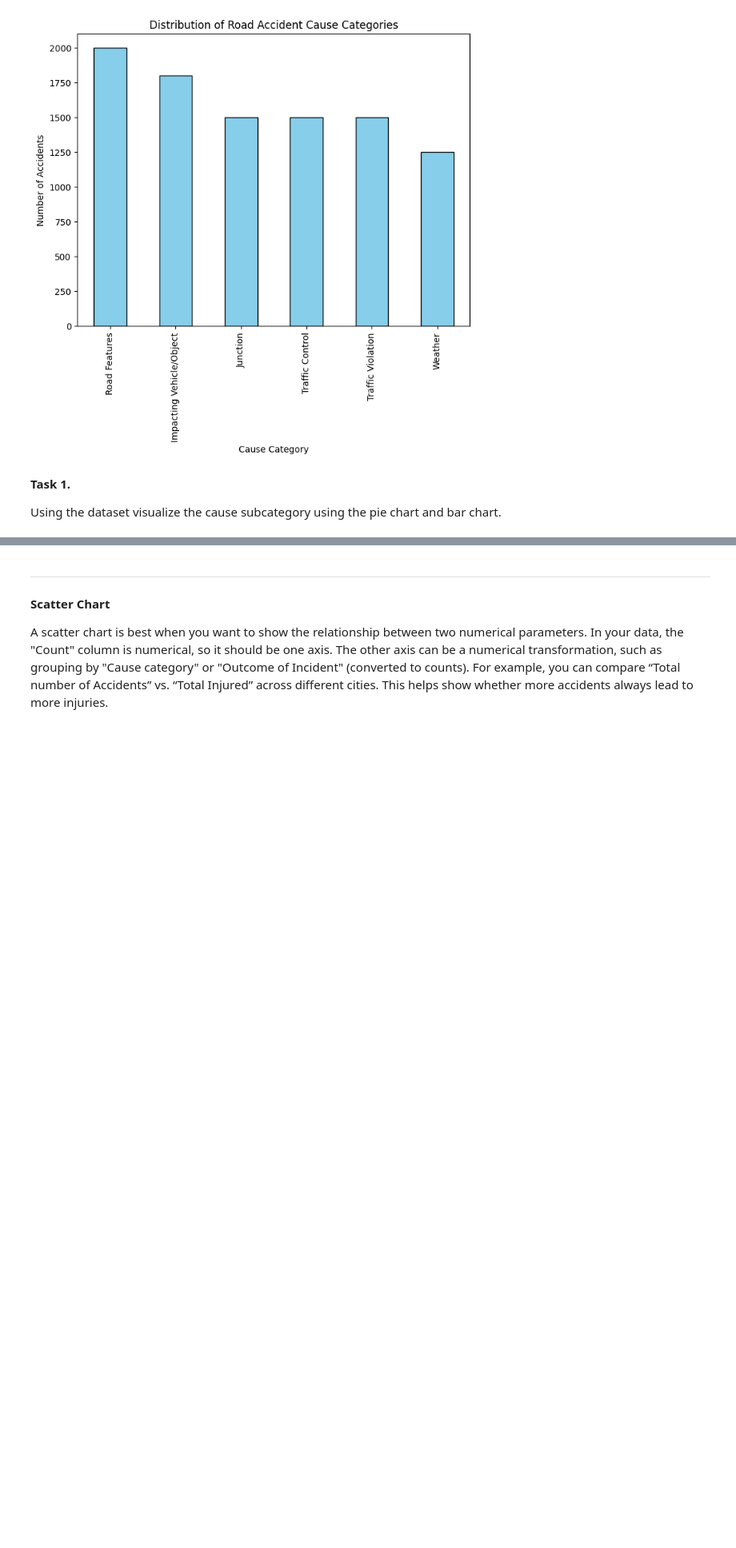
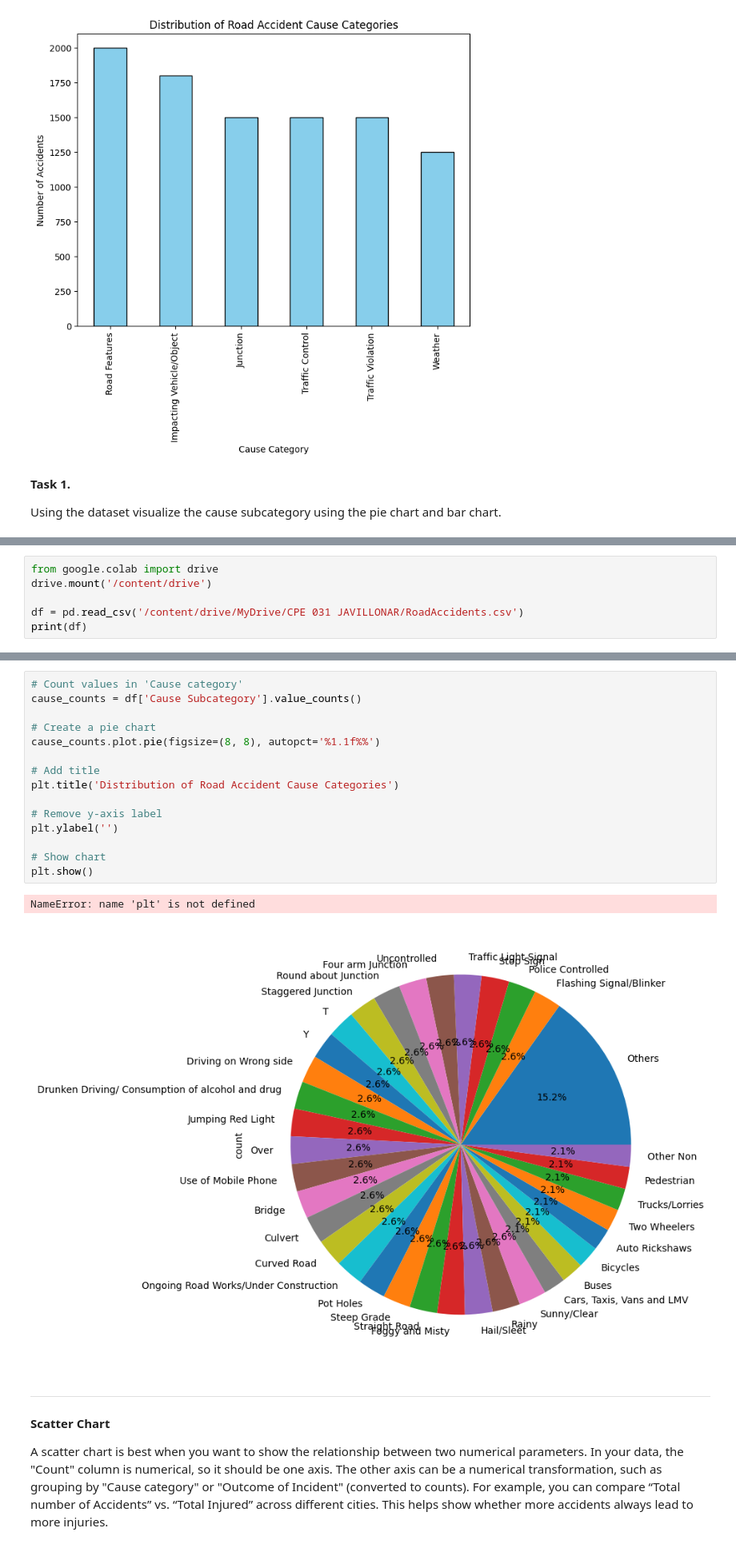
Before and after one commit to MadhelKathlynAnnJavillonar/CPE-031-Data-Visualizations-and-Data-Analysis, a Jupyter notebook: Hands_On_Activity_5___Chart_Type.ipynb, the cells around one changed output, grey strips where cells are left out. Shown at 80% size. Saved outputs shown, nothing was run; the diff lists cells and outputs as text; blank space fills up the shorter version.

```diff
--- a/Hands_On_Activity_5___Chart_Type.ipynb
+++ b/Hands_On_Activity_5___Chart_Type.ipynb
@@ -130,0 +124,6 @@ Using the dataset visualize the cause subcategory using the pie chart and bar ch
+# %%
+from google.colab import drive
+drive.mount('/content/drive')
+
+df = pd.read_csv('/content/drive/MyDrive/CPE 031 JAVILLONAR/RoadAccidents.csv')
+print(df)
@@ -131,3 +148,21 @@ Using the dataset visualize the cause subcategory using the pie chart and bar ch
+# %%
+# Count values in 'Cause category'
+cause_counts = df['Cause Subcategory'].value_counts()
+
+# Create a pie chart
+cause_counts.plot.pie(figsize=(8, 8), autopct='%1.1f%%')
+
+# Add title
+plt.title('Distribution of Road Accident Cause Categories')
+
+# Remove y-axis label
+plt.ylabel('')
+
+# Show chart
+plt.show()
+# %% [output]
+NameError: name 'plt' is not defined
+[figure, added]
 # %% [markdown]
 
 
```
Also changed, not shown: parts of 13 cells of this notebook.
